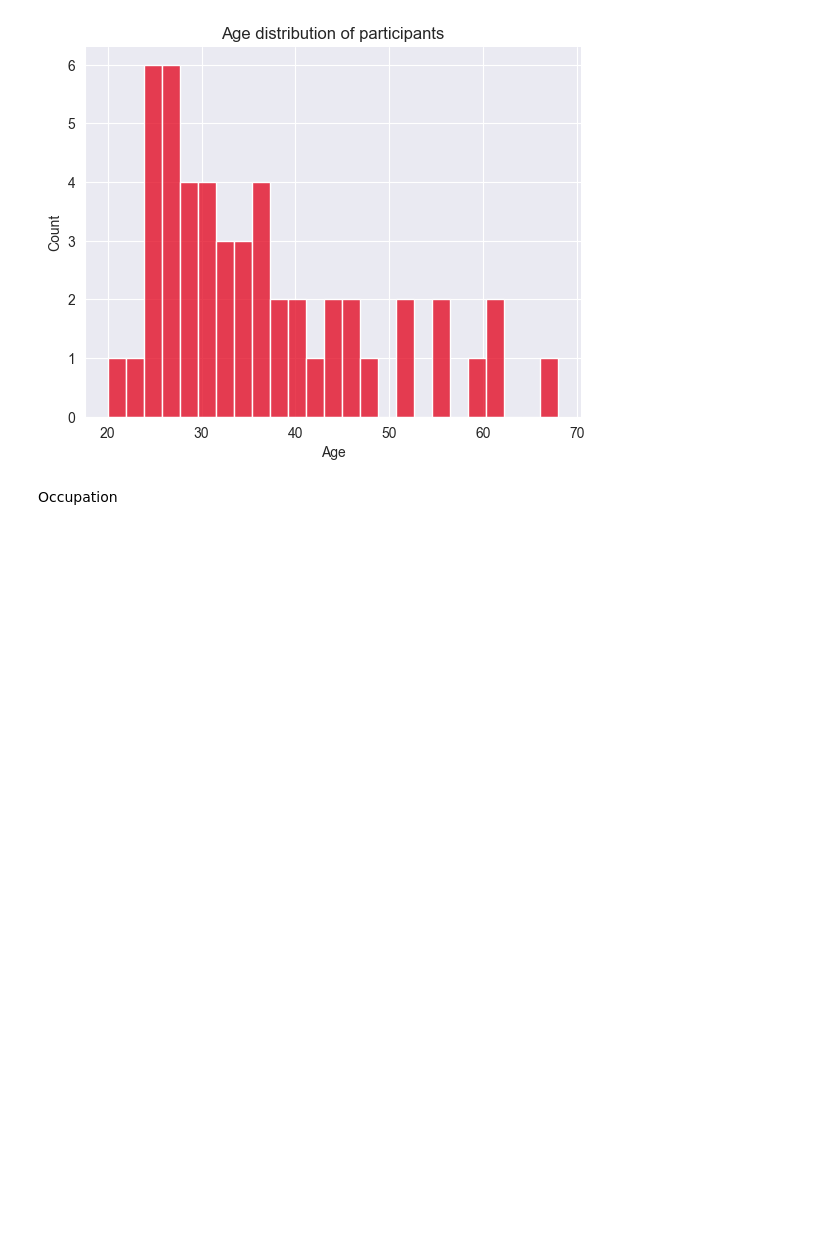
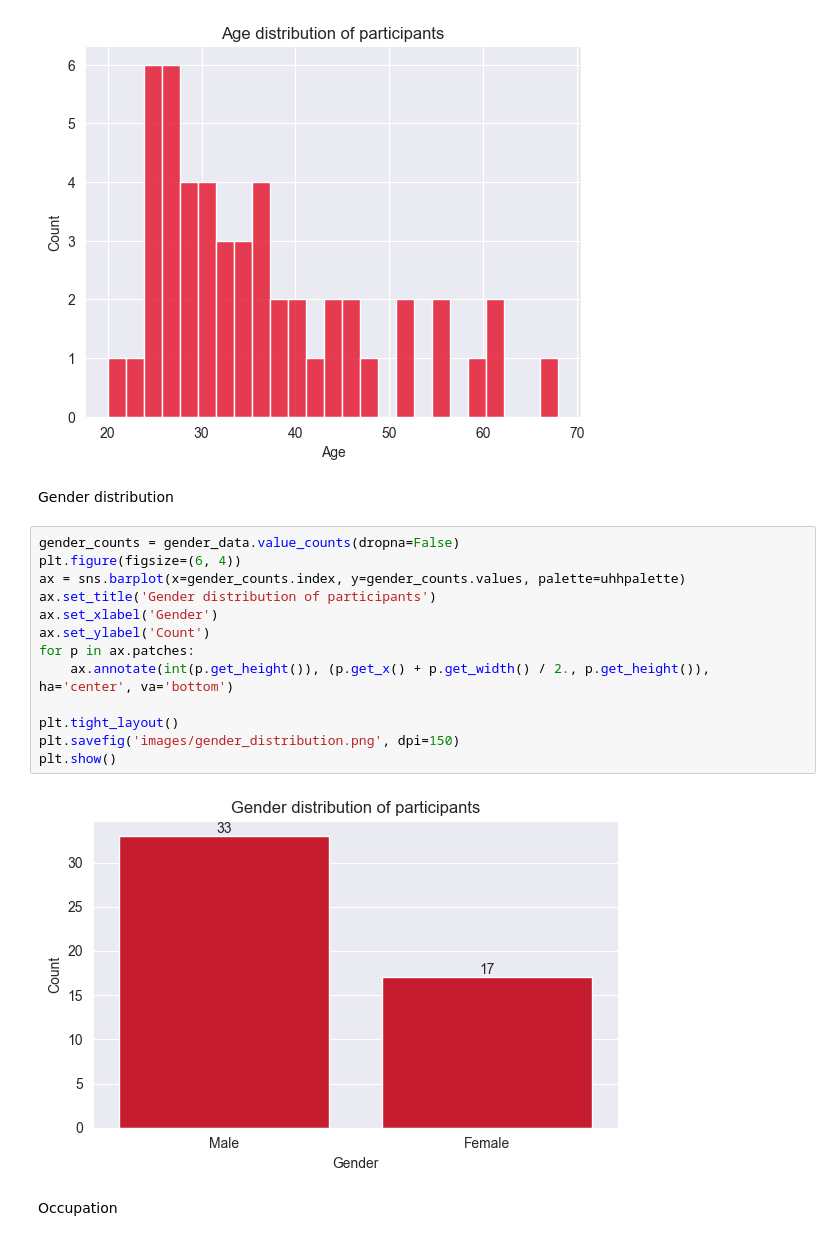
Before and after one commit to pinkstegosaurus99/plot_visualization, a Jupyter notebook: plotting.ipynb, the cells around one changed output. Drawn from its saved outputs; the diff is of its cells as text; blank space fills up the shorter version.

```diff
--- a/plotting.ipynb
+++ b/plotting.ipynb
@@ -62,6 +309,23 @@ plt.savefig(output_path, dpi=150)
 plt.show()
 # %% [output]
 [figure]
+# %% [markdown]
+Gender distribution
+# %%
+gender_counts = gender_data.value_counts(dropna=False)
+plt.figure(figsize=(6, 4))
+ax = sns.barplot(x=gender_counts.index, y=gender_counts.values, palette=uhhpalette)
+ax.set_title('Gender distribution of participants')
+ax.set_xlabel('Gender')
+ax.set_ylabel('Count')
+for p in ax.patches:
+    ax.annotate(int(p.get_height()), (p.get_x() + p.get_width() / 2., p.get_height()), ha='center', va='bottom')
+
+plt.tight_layout()
+plt.savefig('images/gender_distribution.png', dpi=150)
+plt.show()
+# %% [output]
+[figure, added]
 # %% [markdown]
 Occupation
 # %%
```
Also changed, not shown: parts of 18 cells of this notebook, 2 other files.
